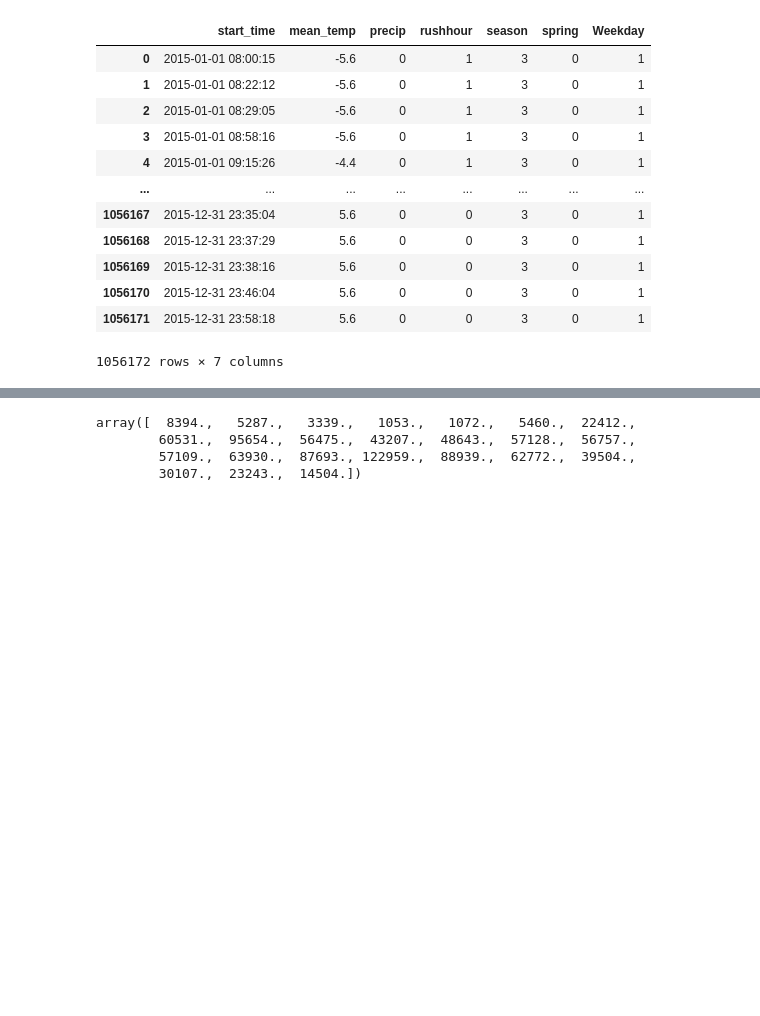
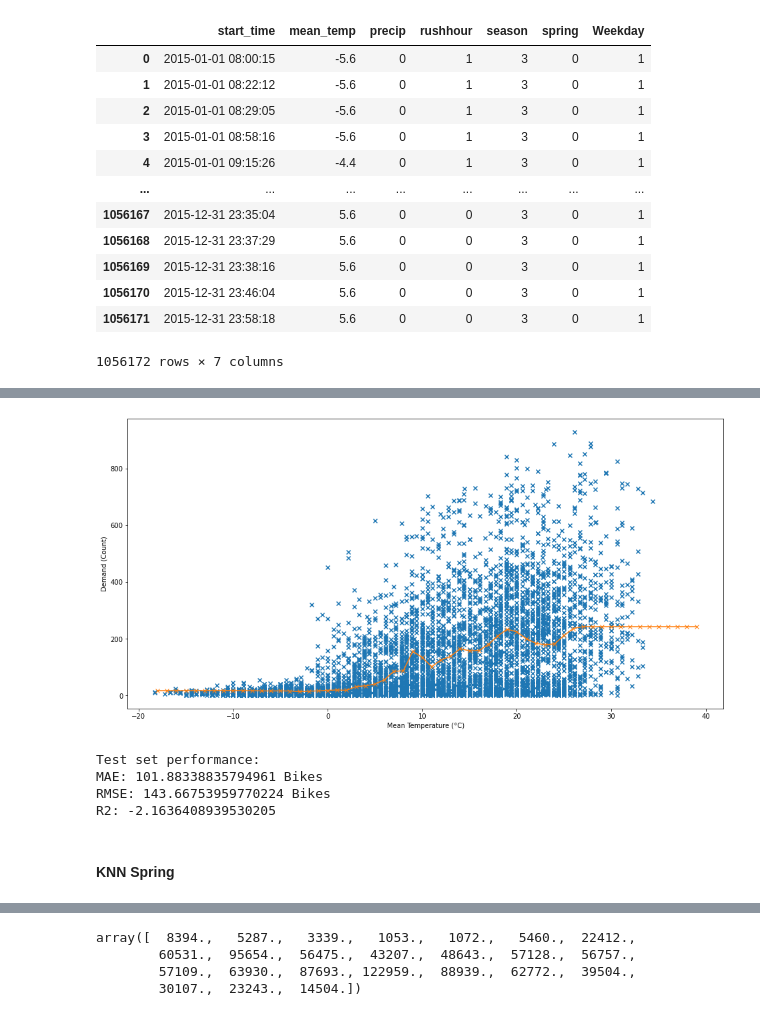
Before and after one commit to kond254/DSML-colasechs, a Jupyter notebook: KNN.ipynb, the cells around one changed output, grey strips where cells are left out. Saved outputs shown, nothing was run; the diff lists cells and outputs as text; code cells hidden in the pictures; blank space fills up the shorter version.

```diff
--- a/KNN.ipynb
+++ b/KNN.ipynb
@@ -148,3 +147,0 @@ ValueError: Invalid type for timedelta scalar: <class 'datetime.time'>
-# %%
-xp = df_boston["time"].values
-yp = df_boston["mean_temp"].values
@@ -165,0 +296,31 @@ NameError: name 'train_test_split' is not defined
+# %%
+from sklearn.neighbors import KNeighborsRegressor
+
+#Fit model
+KNN_reg = KNeighborsRegressor(n_neighbors=100)
+KNN_model = KNN_reg.fit(x_train.reshape((-1,1)), y_train)
+
+# Predict
+y_hat_KNN = KNN_model.predict(x_test.reshape((-1,1)))
+# %%
+plt.figure(figsize = (16,8))
+plt.scatter(x_train, y_train, marker="x")
+plt.plot(np.arange(-18,40,1), KNN_reg.predict(np.arange(-18,40,1).reshape((-1,1))), marker="x", color='C1')
+plt.xlabel("Mean Temperature (°C)")
+plt.ylabel("Demand (Count)")
+plt.show()
+# %% [output]
+[figure, added]
+# %%
+print("Test set performance:")
+
+print("MAE:",mean_absolute_error(y_hat_KNN, y_test), "Bikes")
+print("RMSE:",(mean_squared_error(y_hat_KNN, y_test))**(0.5), "Bikes")
+print("R2:",r2_score(y_hat_KNN, y_test))
+# %% [output]
+Test set performance:
+MAE: 101.88338835794961 Bikes
+RMSE: 143.66753959770224 Bikes
+R2: -2.1636408939530205
+# %% [markdown]
+#### KNN Spring
```
Also changed, not shown: parts of 30 cells of this notebook.
